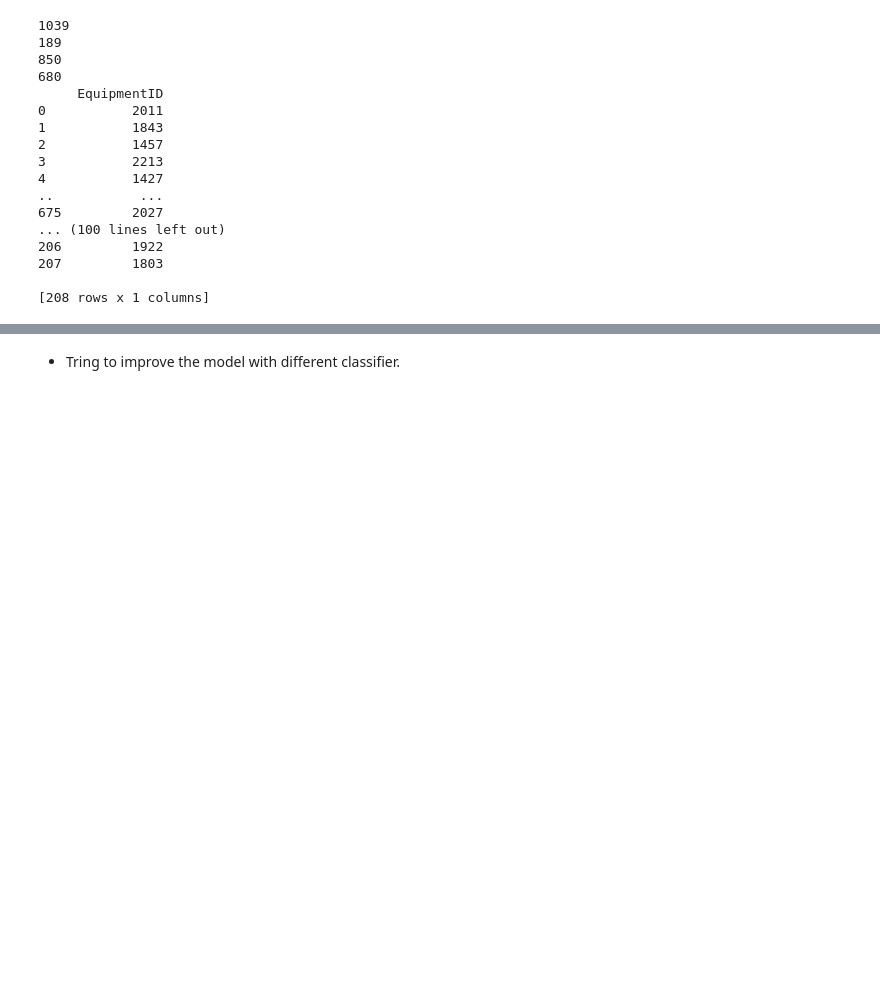
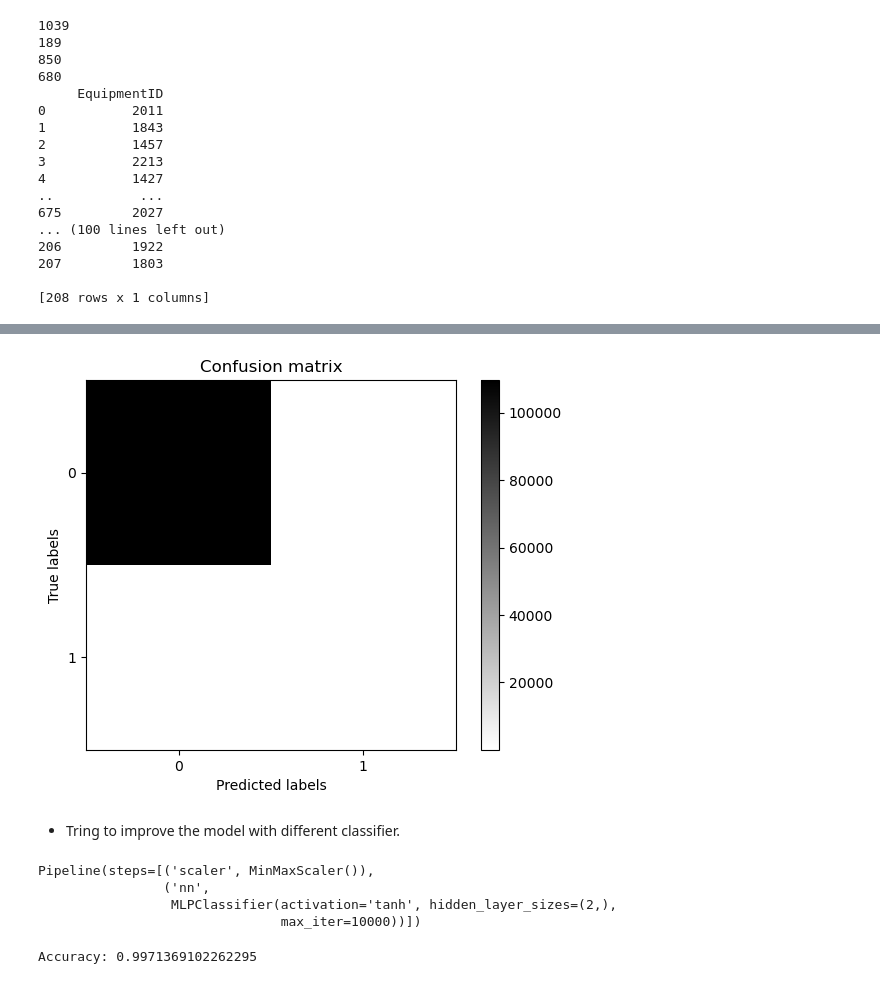
Before and after one commit to nss-data-science-cohort-6/big_g_express-elden_ring, a Jupyter notebook: Machine_learning_bigG_AC.ipynb, the cells around one changed output, grey strips where cells are left out. Drawn from its saved outputs; the diff is of its cells as text; code cells hidden in the pictures; blank space fills up the shorter version.

```diff
--- a/Machine_learning_bigG_AC.ipynb
+++ b/Machine_learning_bigG_AC.ipynb
@@ -174,4 +174,5 @@ X_train, X_test, y_train, y_test = test_split_data_custom(Diagnostics_5246, 5246
 
 [208 rows x 1 columns]
 # %%
-y_train
+X_train = X_train.drop(columns = 'EventTimeStamp')
+X_test = X_test.drop(columns = 'EventTimeStamp')
@@ -222,3 +246,15 @@ plt.show()
+# %%
+# Plot the confusion matrix as a heatmap using matplotlib
+plt.imshow(conf_matrix, cmap='binary')
+plt.xlabel('Predicted labels')
+plt.ylabel('True labels')
+plt.xticks([0, 1])
+plt.yticks([0, 1])
+plt.title('Confusion matrix')
+plt.colorbar()
+plt.show()
+# %% [output]
+[figure, added]
 # %% [markdown]
 - Tring to improve the model with different classifier.
 # %%
@@ -232,6 +268,13 @@ pipe = Pipeline(
 )
 # %%
 pipe.fit(X_train, y_train)
+# %% [output]
+Pipeline(steps=[('scaler', MinMaxScaler()),
+                ('nn',
+                 MLPClassifier(activation='tanh', hidden_layer_sizes=(2,),
+                               max_iter=10000))])
 # %%
 accuracy_2 = accuracy_score(y_test, y_pred)
 print('Accuracy:', accuracy_2)
+# %% [output]
+Accuracy: 0.9971369102262295
```
Also changed, not shown: parts of 7 cells of this notebook.
